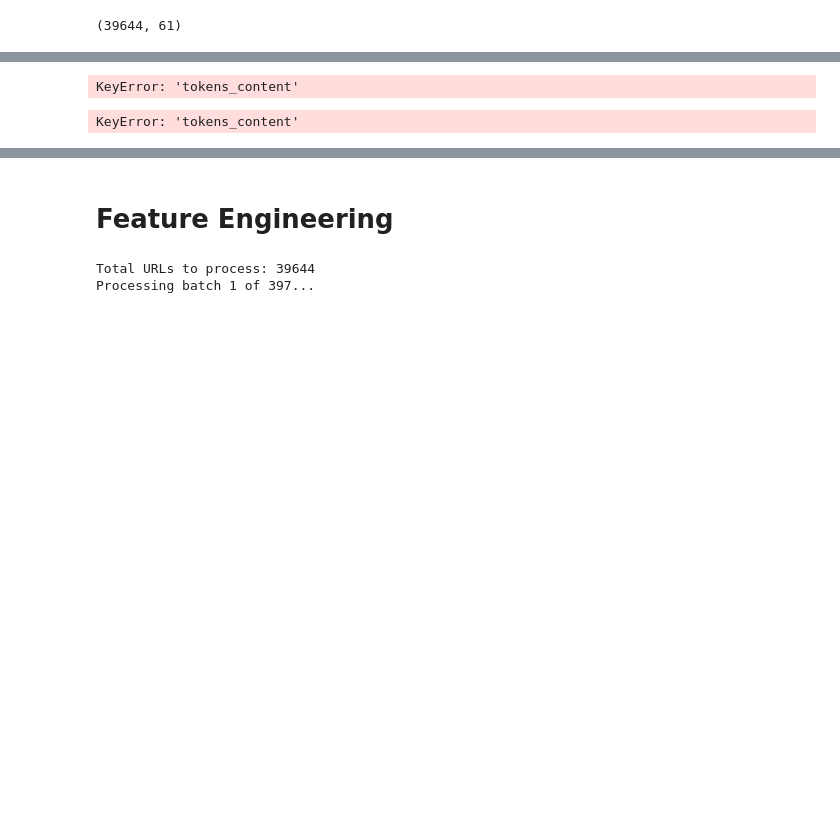
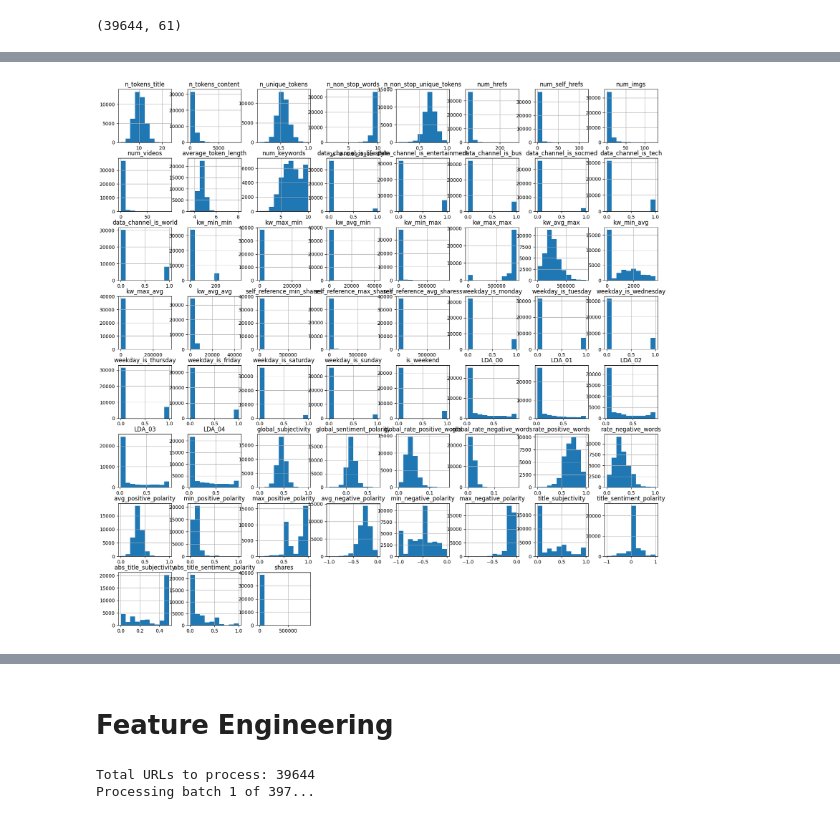
Before and after one commit to Siy-HaackeJ/Data-Challenge-Text-Mining-Green-Way-, a Jupyter notebook: Data Challenges_Feature_PCA.ipynb, the cells around one changed output, grey strips where cells are left out. Saved outputs shown, nothing was run; the diff lists cells and outputs as text; code cells hidden in the pictures; blank space fills up the shorter version.

```diff
--- a/Data Challenges_Feature_PCA.ipynb
+++ b/Data Challenges_Feature_PCA.ipynb
@@ -90,0 +99,3 @@ df.columns = df.columns.str.replace(' ', '')
+# %%
+# removing duplicates
+df=df.drop_duplicates()
@@ -91,3 +128,8 @@ df.columns = df.columns.str.replace(' ', '')
+# %%
+df.hist(figsize=(20,20))
+plt.show()
+# %% [output]
+[figure, added]
 # %%
 # Feature Extraction from URL
 def extract_url_features(url):
@@ -115,11 +153,0 @@ def fetch_page_title(url):
-# %%
-df['tokens_content']
-# %% [output]
-KeyError: 'tokens_content'
-# %%
-# # Feature Engineering: Creating additional features
-df['content_length_category'] = pd.cut(df['tokens_content'], bins=[0, 300, 600, np.inf], labels=['Short', 'Medium', 'Long'])
-df['num_media'] = df['images_content'] + df['videos_content']  # Total media count
-df['keyword_density'] = df['keywords_content'] / (df['tokens_content'] + 1)  # Avoid division by zero
-# %% [output]
-KeyError: 'tokens_content'
```
Also changed, not shown: parts of 78 cells of this notebook, 1 other file.
